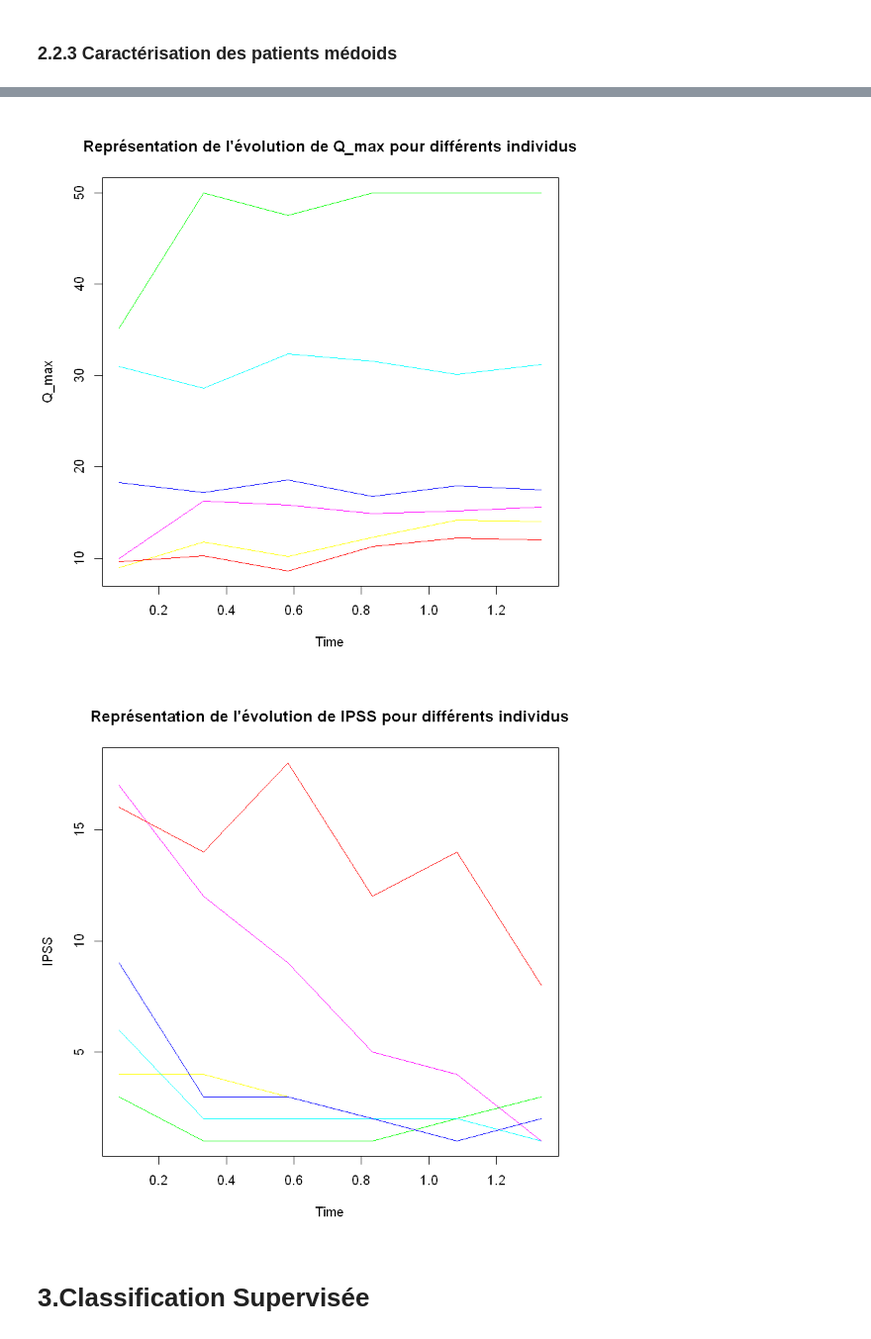
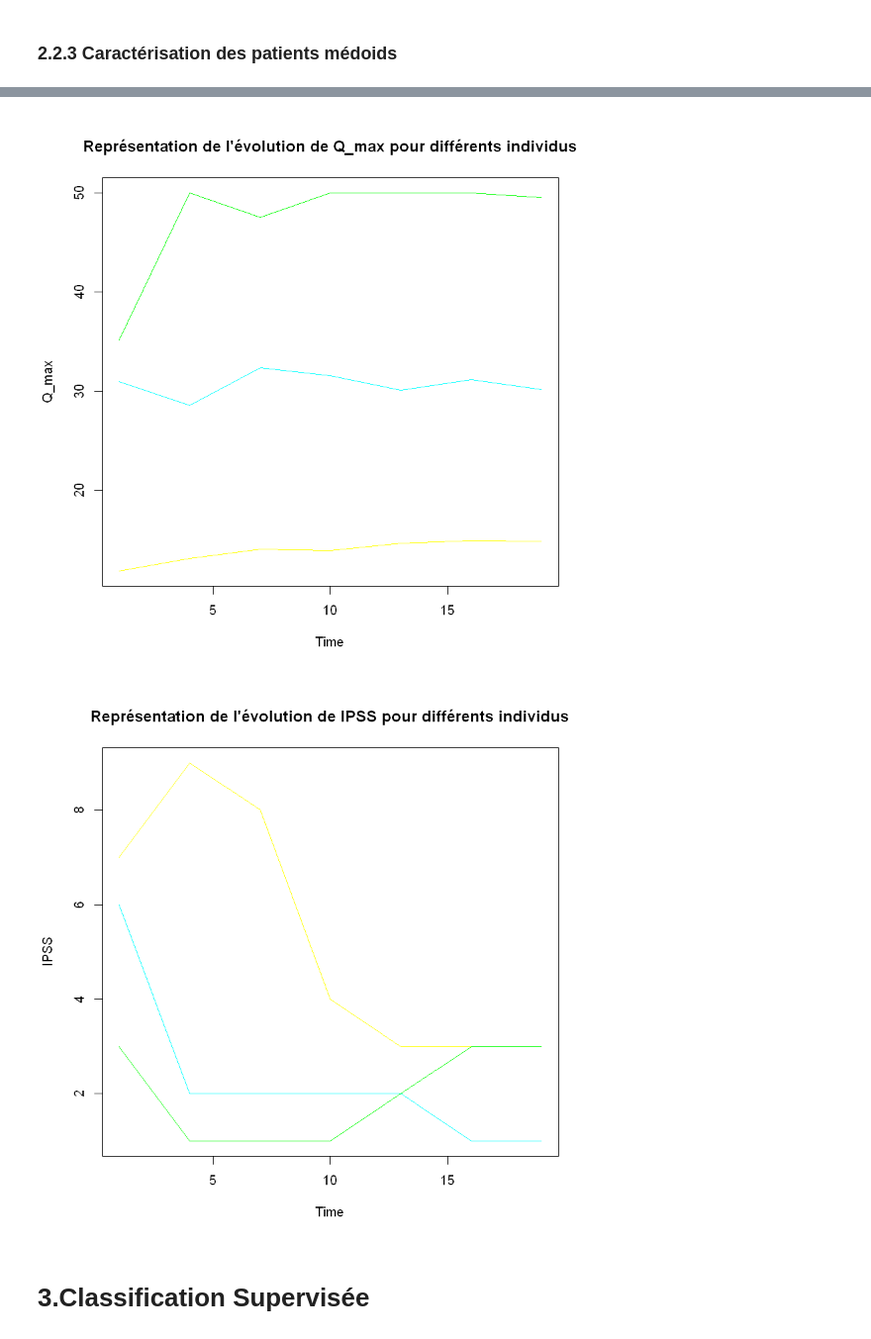
Before and after one commit to BigFab/TP_Adenome, a Jupyter notebook: vapor.ipynb, the cells around one changed output, grey strips where cells are left out. Shown at 99% size. Cells and saved outputs as stored; diff of their text form; code cells hidden in the pictures.

```diff
--- a/vapor.ipynb
+++ b/vapor.ipynb
@@ -598,16 +586,15 @@ points(respam_optimal$medoids,col=1:11,pch=8)
 ### 2.1.4 Visualtisation des distributions du Q_max à 12 mois pour les différentes classes
 # %%
 clusters=respam_optimal$clustering
-Boxplot2=matrix(NA,ncol=2)
-clust=matrix(NA,ncol=6)
+Boxplot2=matrix(NA,ncol=2,nrow=10)
 for(i in 1:6){
-    clust[,i]=which(clusters==i)
-    clust[1]
+    clust=vapor_num_post$X12M_Qmax[which(clusters==i)]
     for (j in 1:length(clust)){
-        print(clust[i])
-        Boxplot2[j,2]=vapor_num_post$X12M_Qmax[clust[1]]
+       Boxplot2[j,2]=clust[j]
         Boxplot2[j,1]=i
 }
 Boxplot2=rbind(Boxplot2,Boxplot2)
 }
+
+boxplot(Boxplot2[,2]~Boxplot2[,1], main="Représentation de la distribution de Qmax en fonction des classes", col=(c("gold","darkgreen","darkblue","red","blue")), ,xlab="Numéro de la classe", ylab="Valeur de Qmax 12 mois")
 # %% [output]
@@ -635,3 +623,17 @@ matrix_series=cbind(t(vapor_num_post_series_qmax),t(vapor_num_post_series_ipss),
+# %%
+#On crée une matrice de séries temporelles
+vapor_cat_post$X1M_QoL<-as.numeric(vapor_cat_post$X1M_QoL)
+vapor_cat_post$X3M_QoL<-as.numeric(vapor_cat_post$X3M_QoL)
+vapor_cat_post$X6M_QoL<-as.numeric(vapor_cat_post$X6M_QoL)
+vapor_cat_post$X9M_QoL<-as.numeric(vapor_cat_post$X9M_QoL)
+vapor_cat_post$X12M_QoL<-as.numeric(vapor_cat_post$X12M_QoL)
+vapor_cat_post$X15M_QoL<-as.numeric(vapor_cat_post$X15M_QoL)
+vapor_cat_post$X18M_QoL<-as.numeric(vapor_cat_post$X18M_QoL)
+vapor_cat_post_QoL=t(vapor_cat_post)
+vapor_cat_post_series_QoL=ts(vapor_cat_post_QoL, start=1,deltat=3)
+matrix_series=matrix(NA,ncol=21)
+matrix_series=cbind(t(vapor_num_post_series_qmax),t(vapor_num_post_series_ipss))
+matrix_series=cbind(matrix_series,(t(vapor_cat_post_series_QoL)))
 # %%
 
 #On crée une matrice de dissimilarité utilisant la distance euclidienne
@@ -644,10 +646,10 @@ sortrespam=respam[which(respam>0.7)]
 sortrespam=sort(sortrespam,decreasing=TRUE)
 for (i in 1:5){
     if(i <= length(sortrespam))
-k.best[i] <-which(respam[]==sortrespam[i])
-        }
+    k.best[i] <-which(respam[]==sortrespam[i])
+}
 #On regarde le min de k pour une valeur silhouette supérieur à 0.7
-k.min<-which(respam==min(sortrespam))
+k.min<-min(k.best)
 cat("Les 5 meilleurs nombre de clusters sont", k.best, ".Ayant une valeur silhouette de ",respam[k.best[1]]," pour un nombre de cluster=" ,k.best[1]," . \n")
 cat("Le nombre minimal de clusters pour une valeur silhouette supérieure à 0.7 est", k.min, " et ayant un valeur silhouette de ",respam[k.min],"\n")
 # %% [output]
@@ -656,2 +658,2 @@ Le nombre minimal de clusters pour une valeur silhouette supérieure à 0.7 est
 # %%
-k.optimal=k.best[3]
+k.optimal=k.min
@@ -675,15 +681,12 @@ medoid_post=c()
 Q_max_medoids=matrix(NA)
 Ipss_medoids=matrix(NA)
 medoids_post=pam(disMatrix,k=k.optimal)$medoids
+print(pam(disMatrix,k=k.optimal))
 resdtw=matrix(NA)
 for (i in 1:length(medoids_post)){
     medoid_post=rbind(medoid_post,vapor_post[medoids_post[i],])
     Q_max_medoid=vapor_num_post_series_qmax[,medoids_post[i]]
     Ipss_medoid=vapor_num_post_series_ipss[,medoids_post[i]]
-if (i-1>0){
-    resdtw[i]<-dtw(vapor_num_post_series_qmax[,medoids_post[i]],y=vapor_num_post_series_qmax[,medoids_post[i-1]],dist.method="Euclidean")
-    #dtwPlotAlignment(resdtw[i], xlab="Query index", ylab="Reference index", plot.type="l")
-    }
     Q_max_medoids=cbind(Q_max_medoids,Q_max_medoid)
     Ipss_medoids=cbind(Ipss_medoids,Ipss_medoid)
 }
@@ -701,5 +713,5 @@ Warning message in resdtw[i] <- dtw(vapor_num_post_series_qmax[, medoids_post[i]
-[figure, old version]
+[figure, new version]
-[figure, old version]
+[figure, new version]
 # %% [markdown]
 # 3.Classification Supervisée
 # %%
```
Also changed, not shown: parts of 28 cells of this notebook.
